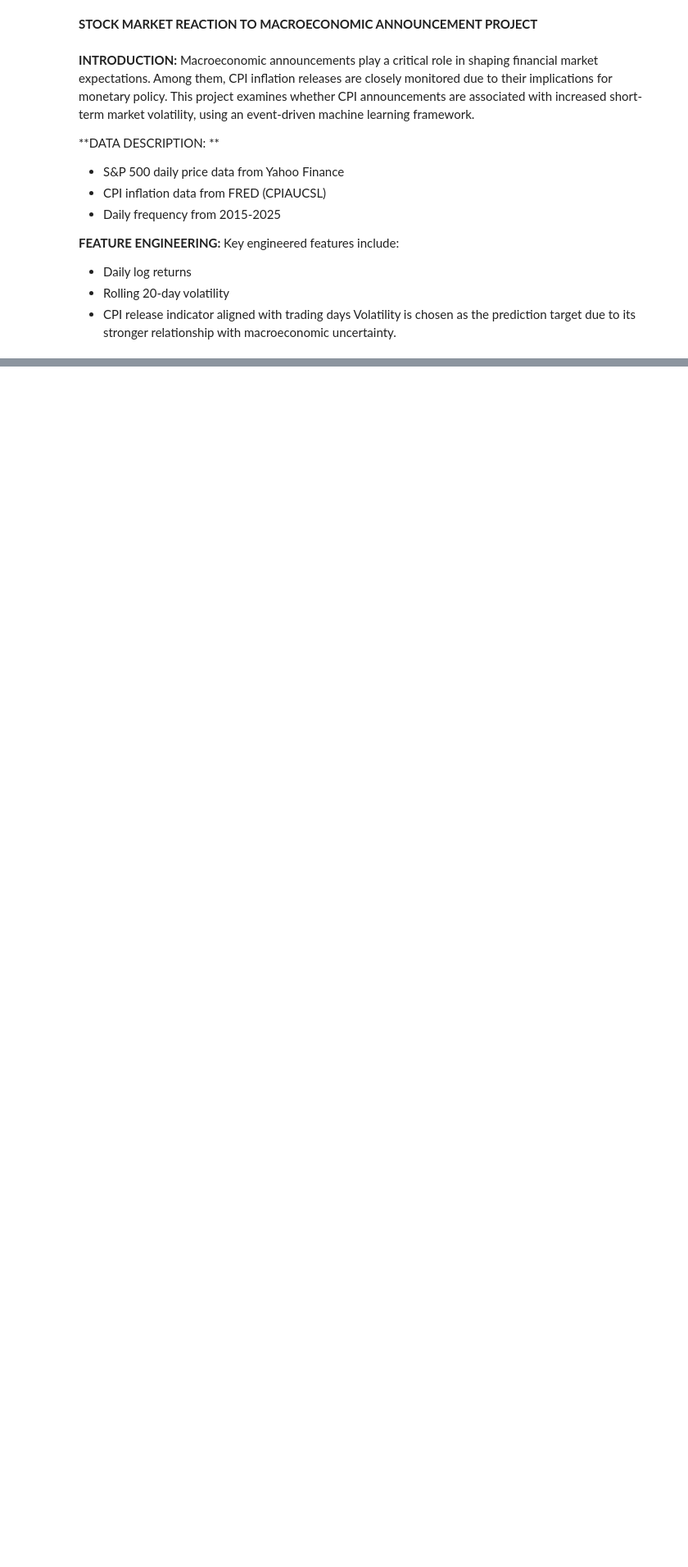
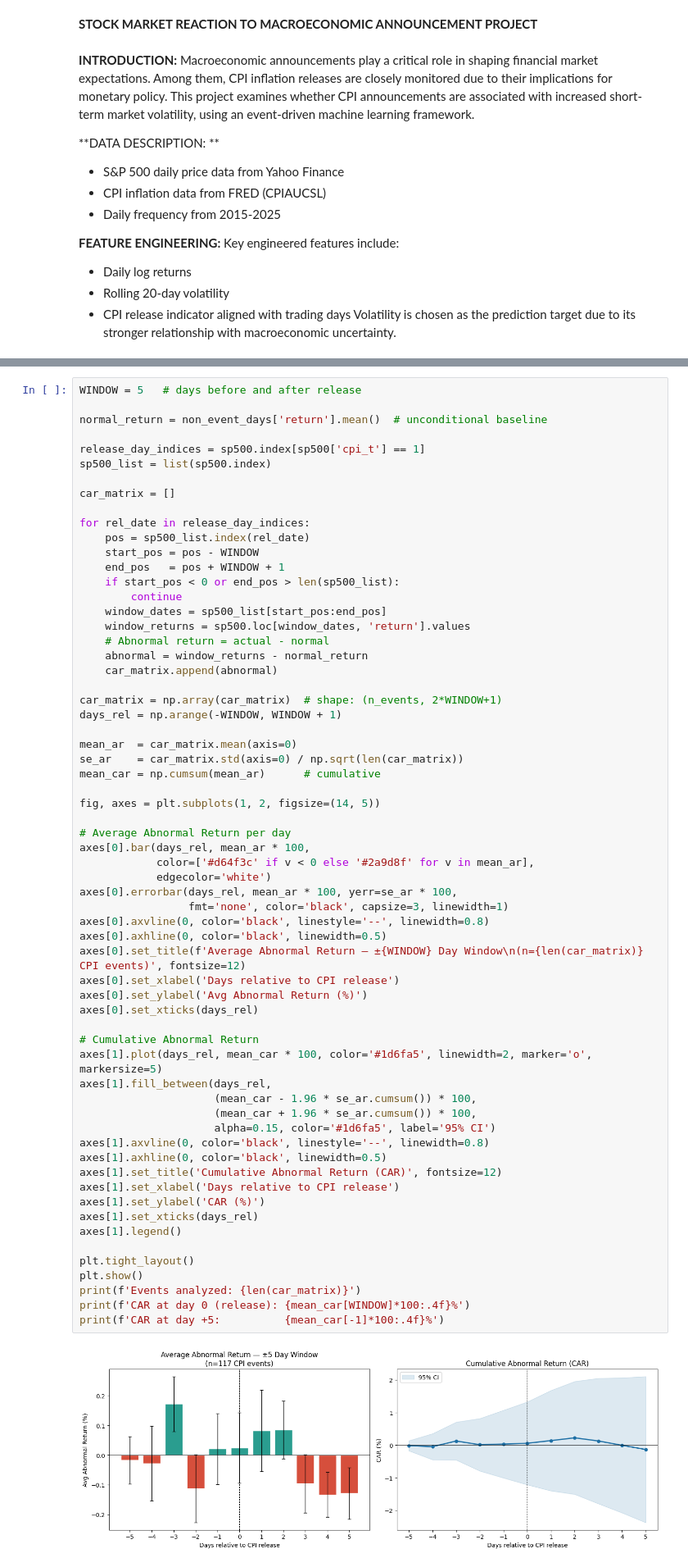
Before and after one commit to NganTran-185/cpi-volatility-analysis, a Jupyter notebook: Stock_Market_Reaction_to_Macroeconomic_Anouncement.ipynb, the cells around one changed output, grey strips where cells are left out. Shown at 82% size. Saved outputs shown, nothing was run; the diff lists cells and outputs as text; blank space fills up the shorter version.

```diff
--- a/Stock_Market_Reaction_to_Macroeconomic_Anouncement.ipynb
+++ b/Stock_Market_Reaction_to_Macroeconomic_Anouncement.ipynb
@@ -224,0 +299,65 @@ The analysis is limited by the absencec of CPI forecast data and daily frequency
+# %%
+WINDOW = 5   # days before and after release
+
+normal_return = non_event_days['return'].mean()  # unconditional baseline
+
+release_day_indices = sp500.index[sp500['cpi_t'] == 1]
+sp500_list = list(sp500.index)
+
+car_matrix = []
+
+for rel_date in release_day_indices:
+    pos = sp500_list.index(rel_date)
+    start_pos = pos - WINDOW
+    end_pos   = pos + WINDOW + 1
+    if start_pos < 0 or end_pos > len(sp500_list):
+        continue
+    window_dates = sp500_list[start_pos:end_pos]
+    window_returns = sp500.loc[window_dates, 'return'].values
+    # Abnormal return = actual - normal
+    abnormal = window_returns - normal_return
+    car_matrix.append(abnormal)
+
+car_matrix = np.array(car_matrix)  # shape: (n_events, 2*WINDOW+1)
+days_rel = np.arange(-WINDOW, WINDOW + 1)
+
+mean_ar  = car_matrix.mean(axis=0)
+se_ar    = car_matrix.std(axis=0) / np.sqrt(len(car_matrix))
+mean_car = np.cumsum(mean_ar)      # cumulative
+
+fig, axes = plt.subplots(1, 2, figsize=(14, 5))
+
+# Average Abnormal Return per day
+axes[0].bar(days_rel, mean_ar * 100,
+            color=['#d64f3c' if v < 0 else '#2a9d8f' for v in mean_ar],
+            edgecolor='white')
+axes[0].errorbar(days_rel, mean_ar * 100, yerr=se_ar * 100,
+                 fmt='none', color='black', capsize=3, linewidth=1)
+axes[0].axvline(0, color='black', linestyle='--', linewidth=0.8)
+axes[0].axhline(0, color='black', linewidth=0.5)
+axes[0].set_title(f'Average Abnormal Return — ±{WINDOW} Day Window\n(n={len(car_matrix)} CPI events)', fontsize=12)
+axes[0].set_xlabel('Days relative to CPI release')
+axes[0].set_ylabel('Avg Abnormal Return (%)')
+axes[0].set_xticks(days_rel)
+
+# Cumulative Abnormal Return
+axes[1].plot(days_rel, mean_car * 100, color='#1d6fa5', linewidth=2, marker='o', markersize=5)
+axes[1].fill_between(days_rel,
+                     (mean_car - 1.96 * se_ar.cumsum()) * 100,
+                     (mean_car + 1.96 * se_ar.cumsum()) * 100,
+                     alpha=0.15, color='#1d6fa5', label='95% CI')
+axes[1].axvline(0, color='black', linestyle='--', linewidth=0.8)
+axes[1].axhline(0, color='black', linewidth=0.5)
+axes[1].set_title('Cumulative Abnormal Return (CAR)', fontsize=12)
+axes[1].set_xlabel('Days relative to CPI release')
+axes[1].set_ylabel('CAR (%)')
+axes[1].set_xticks(days_rel)
+axes[1].legend()
+
+plt.tight_layout()
+plt.show()
+print(f'Events analyzed: {len(car_matrix)}')
+print(f'CAR at day 0 (release): {mean_car[WINDOW]*100:.4f}%')
+print(f'CAR at day +5:          {mean_car[-1]*100:.4f}%')
+# %% [output]
+[figure, added]
```
Also changed, not shown: parts of 43 cells of this notebook.
